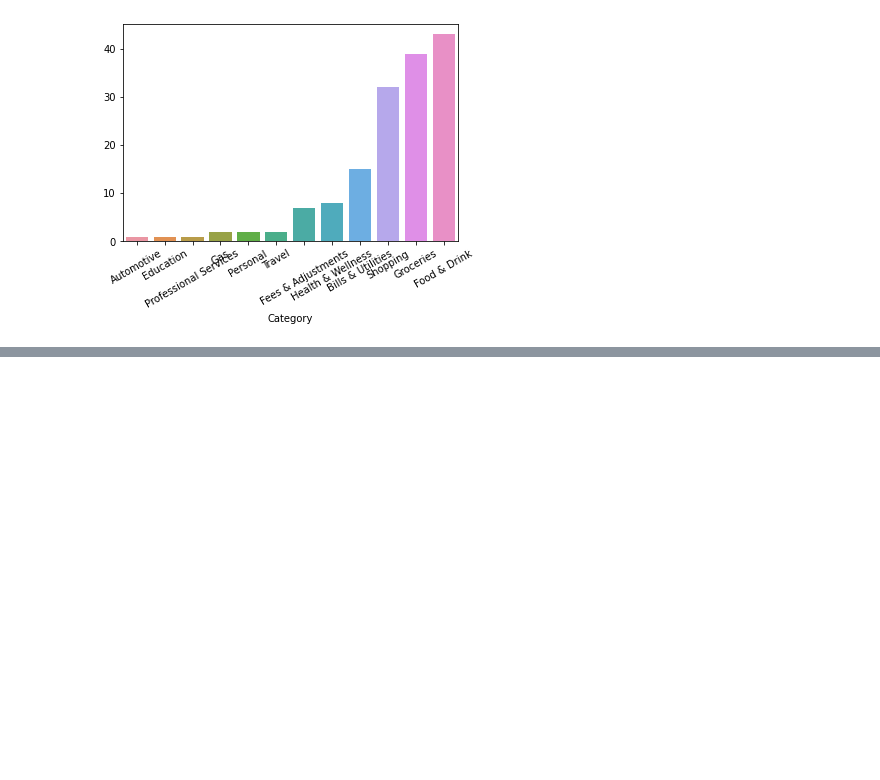
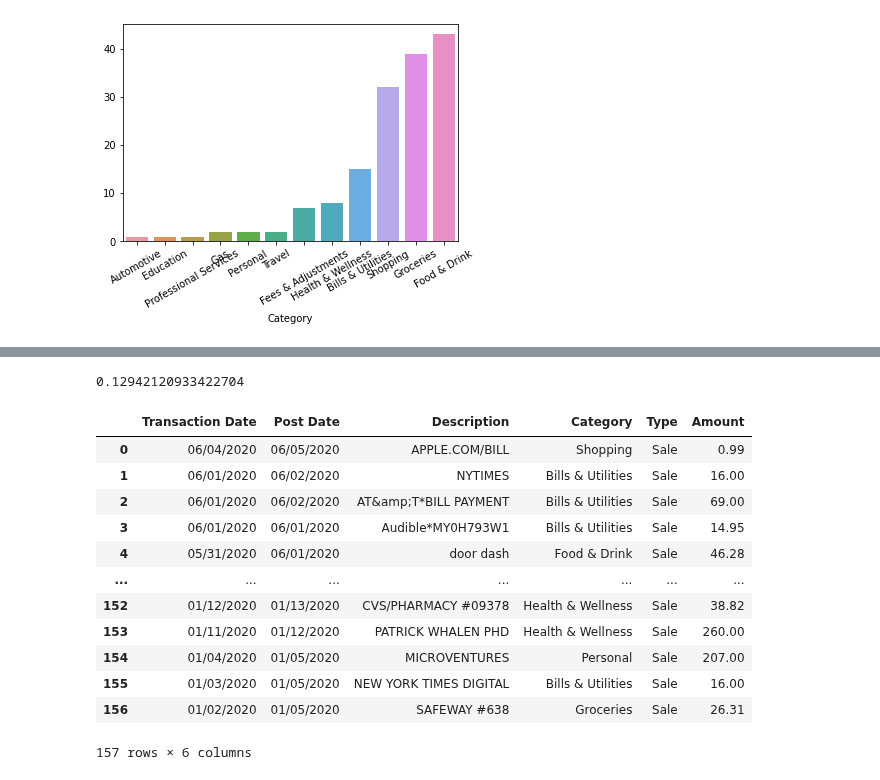
Before and after one commit to tahentx/pv_workbook, a Jupyter notebook: datascience/misc/dsinterviews.ipynb, the cells around one changed output, grey strips where cells are left out. Drawn from its saved outputs; the diff is of its cells as text; code cells hidden in the pictures; blank space fills up the shorter version.

```diff
--- a/datascience/misc/dsinterviews.ipynb
+++ b/datascience/misc/dsinterviews.ipynb
@@ -43,0 +60,7 @@ x.set_xticklabels(x.get_xticklabels(), rotation=30)
+# %%
+total_fees = fees['Amount'].sum()
+total_spend = df['Amount'].sum()
+pct_fees = total_fees / total_spend
+pct_fees
+# %% [output]
+0.12942120933422704
@@ -43,0 +72,16 @@ x.set_xticklabels(x.get_xticklabels(), rotation=30)
+# %%
+df
+# %% [output]
+|  | Transaction Date | Post Date | Description | Category | Type | Amount |
+| 0 | 06/04/2020 | 06/05/2020 | APPLE.COM/BILL | Shopping | Sale | 0.99 |
+| 1 | 06/01/2020 | 06/02/2020 | NYTIMES | Bills & Utilities | Sale | 16.00 |
+| 2 | 06/01/2020 | 06/02/2020 | AT&amp;T*BILL PAYMENT | Bills & Utilities | Sale | 69.00 |
+| 3 | 06/01/2020 | 06/01/2020 | Audible*MY0H793W1 | Bills & Utilities | Sale | 14.95 |
+| 4 | 05/31/2020 | 06/01/2020 | door dash | Food & Drink | Sale | 46.28 |
+| ... | ... | ... | ... | ... | ... | ... |
+| 152 | 01/12/2020 | 01/13/2020 | CVS/PHARMACY #09378 | Health & Wellness | Sale | 38.82 |
+| 153 | 01/11/2020 | 01/12/2020 | PATRICK WHALEN PHD | Health & Wellness | Sale | 260.00 |
+| 154 | 01/04/2020 | 01/05/2020 | MICROVENTURES | Personal | Sale | 207.00 |
+| 155 | 01/03/2020 | 01/05/2020 | NEW YORK TIMES DIGITAL | Bills & Utilities | Sale | 16.00 |
+| 156 | 01/02/2020 | 01/05/2020 | SAFEWAY #638 | Groceries | Sale | 26.31 |
+157 rows × 6 columns
```
Also changed, not shown: parts of 18 cells of this notebook.
